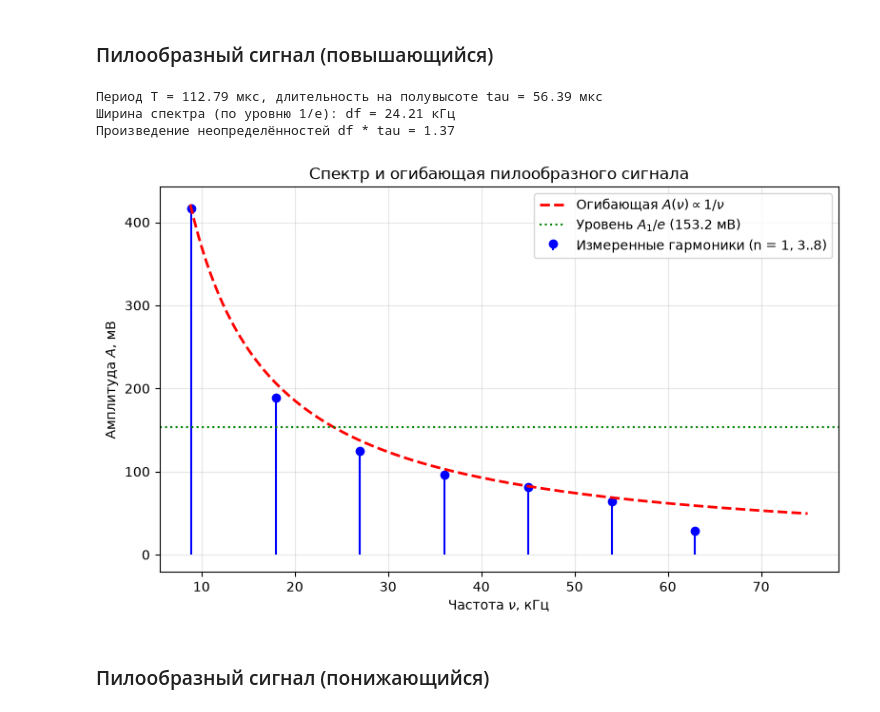
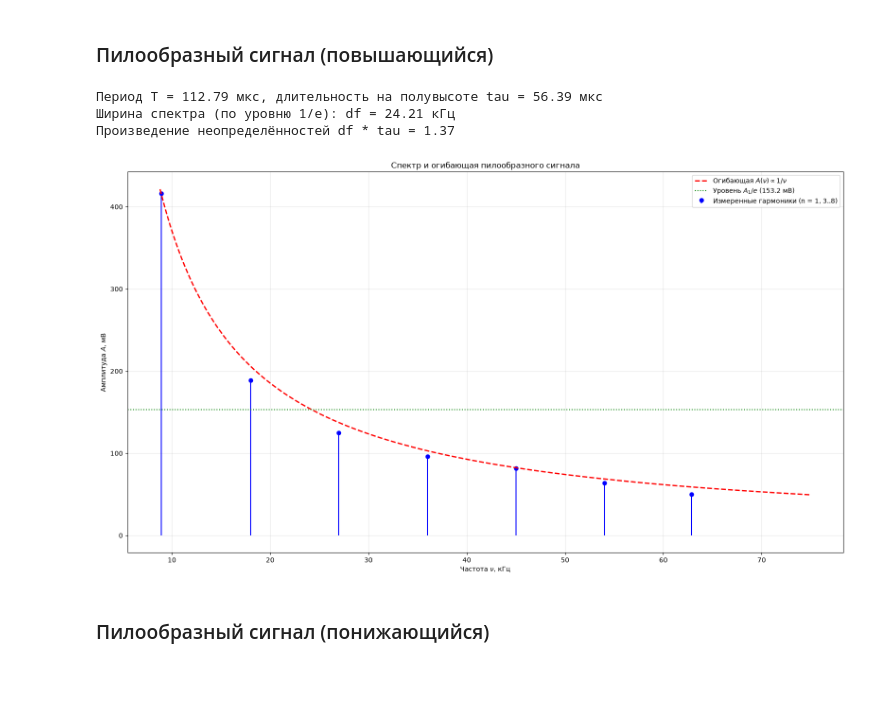
Before and after one commit to tlufl/physics-laboratory-assignments, a Jupyter notebook: sem3/213/lab.ipynb, the cells around one changed output. Cells and saved outputs as stored; diff of their text form; code cells hidden in the pictures; blank space fills up the shorter version.

```diff
--- a/sem3/213/lab.ipynb
+++ b/sem3/213/lab.ipynb
@@ -159,7 +159,7 @@ plt.show()
 # %%
 harmonics = pd.DataFrame({
     "freq, kHz": [8.905, 18.01, 26.97, 36.0, 45.03, 53.99, 62.87],
-    "A, mV":     [416.4, 188.6, 124.6, 96.09, 81.85, 64.06, 28.47],
+    "A, mV":     [416.4, 188.6, 124.6, 96.09, 81.85, 64.06, 49.82],
     "n": [1, 3, 4, 5, 6, 7, 8],
 })
 
@@ -184,37 +184,37 @@ print(f"Ширина спектра (по уровню 1/e): df = {df_exp:.2f}
 print(f"Произведение неопределённостей df * tau = {(df_exp * 1e3) * tau:.2f}")
 
 # Построение графика
-plt.figure(figsize=(8, 5))
+plt.figure(figsize=(16, 9))
 plt.stem(
     harmonics["freq, kHz"],
     harmonics["A, mV"],
     linefmt="b-",
     markerfmt="bo",
     basefmt=" ",
     label="Измеренные гармоники (n = 1, 3..8)",
 )
 plt.plot(
     f_grid, envelope, "r--", linewidth=2, label=r"Огибающая $A(\nu) \propto 1/\nu$"
 )
 plt.axhline(
     level_e,
     color="g",
     linestyle=":",
     label=f"Уровень $A_1/e$ ({level_e:.1f} мВ)",
 )
 
 plt.title("Спектр и огибающая пилообразного сигнала")
 plt.xlabel("Частота $\\nu$, кГц")
 plt.ylabel("Амплитуда $A$, мВ")
 plt.grid(True, alpha=0.3)
 plt.legend()
 plt.tight_layout()
 plt.show()
 # %% [output]
 Период T = 112.79 мкс, длительность на полувысоте tau = 56.39 мкс
 Ширина спектра (по уровню 1/e): df = 24.21 кГц
 Произведение неопределённостей df * tau = 1.37
-[figure, old version]
+[figure, new version]
 # %% [markdown]
 ### Пилообразный сигнал (понижающийся)
 # %%
```
Also changed, not shown: parts of 13 cells of this notebook.
